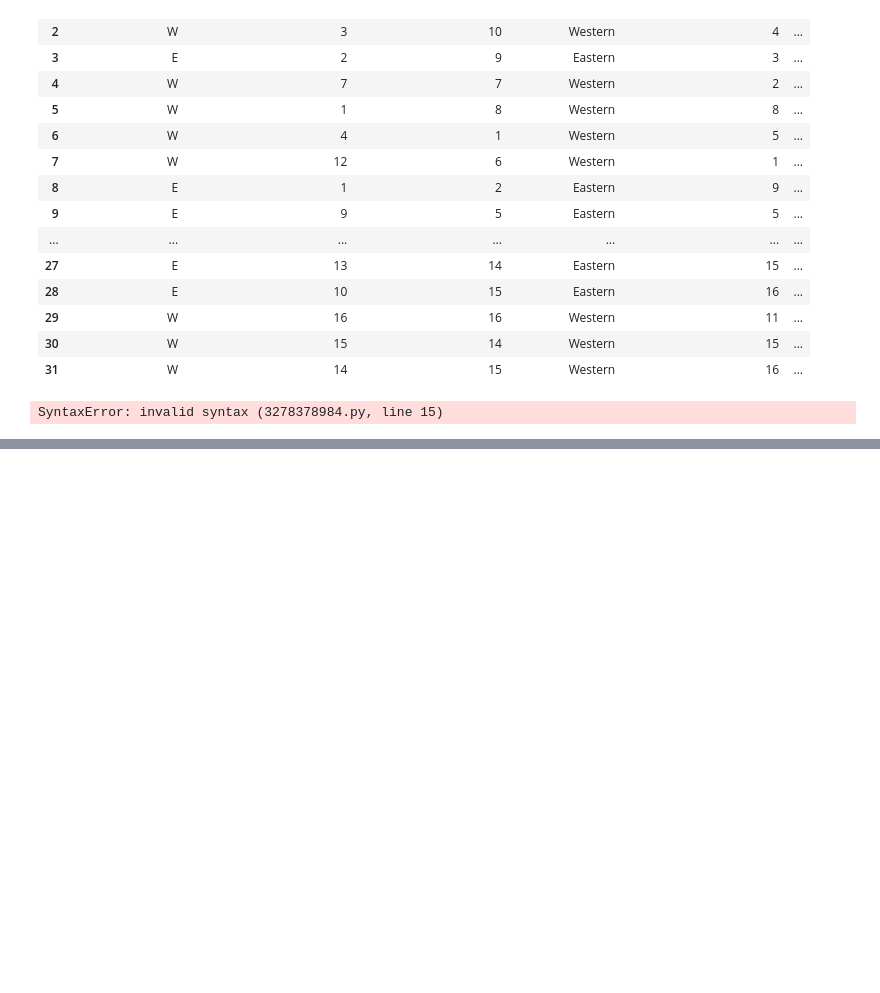
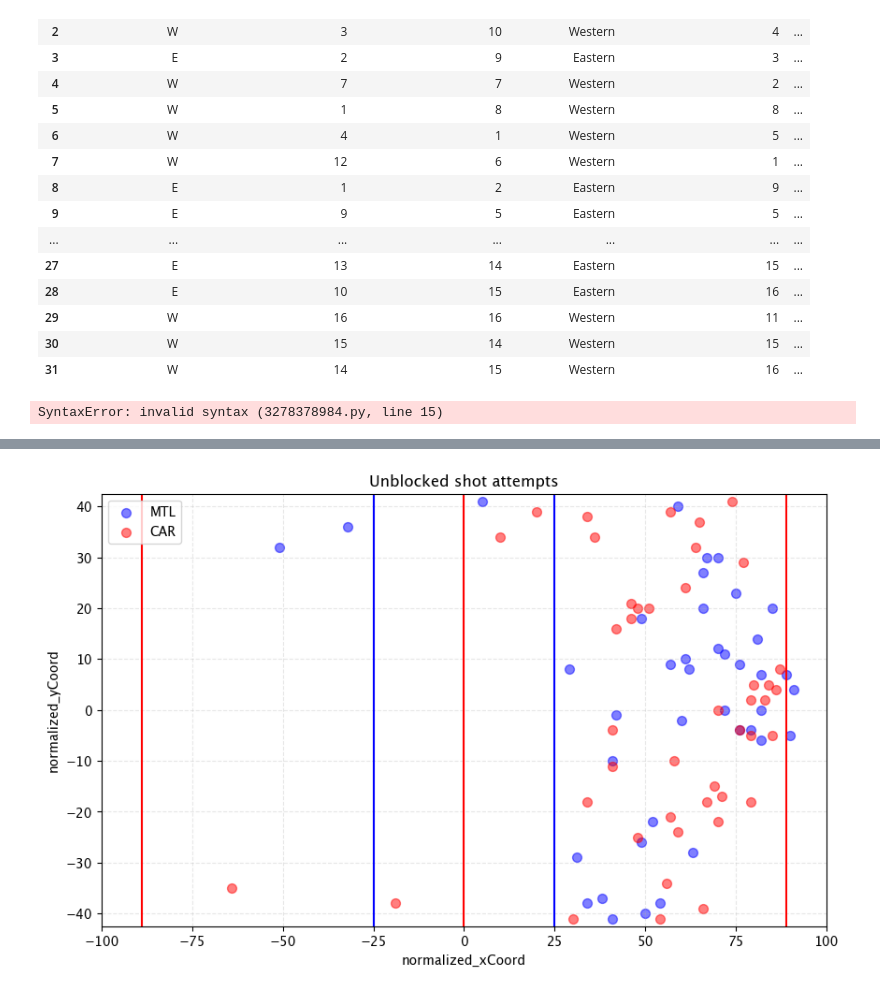
Before and after one commit to maxtixador/max_nhl_scraper, a Jupyter notebook: nhl/utility/notebook1.ipynb, the cells around one changed output, grey strips where cells are left out. Cells and saved outputs as stored; diff of their text form; code cells hidden in the pictures; blank space fills up the shorter version.

```diff
--- a/nhl/utility/notebook1.ipynb
+++ b/nhl/utility/notebook1.ipynb
@@ -98,0 +119,30 @@ pd.json_normalize(fetch_team_schedule_json("Canadiens").get('games', []))
+# %%
+fenwicks = ['shot-on-goal','missed-shot', 'goal',]
+
+# Plot the data
+fig, ax = plt.subplots(figsize=(10, 6))
+teams = ('MTL', 'CAR')
+colors = ('blue', 'red')
+
+ax.vlines(x = 25, color='blue', ymin=-42.5, ymax=42.5)
+ax.vlines(x = -25, color='blue', ymin=-42.5, ymax=42.5)
+ax.vlines(x = 0, color='red', ymin=-42.5, ymax=42.5)
+
+ax.vlines(x = 89, color='red', ymin=-42.5, ymax=42.5)
+ax.vlines(x = -89, color='red', ymin=-42.5, ymax=42.5)
+
+ax.set_xlim(-100, 100)
+ax.set_ylim(-42.5, 42.5)
+
+
+
+for team, color in zip(teams, colors):
+    df[df.eventTeam.notnull()].query('eventTeam == @team and event in @fenwicks').plot.scatter(x='normalized_xCoord', y='normalized_yCoord', ax=ax, alpha=0.5, color=color, label=team, s=50)
+
+ax.legend(loc='upper left')
+ax.set_title('Unblocked shot attempts ')
+ax.grid(visible=True, alpha=0.3, linestyle='--')
+plt.show()
+# df.query('event in @fenwicks').plot.scatter(x='normalized_xCoord', y='normalized_yCoord', figsize=(10, 6), alpha=0.5)
+# %% [output]
+[figure, added]
```
Also changed, not shown: parts of 3 cells of this notebook, 37 other files.
